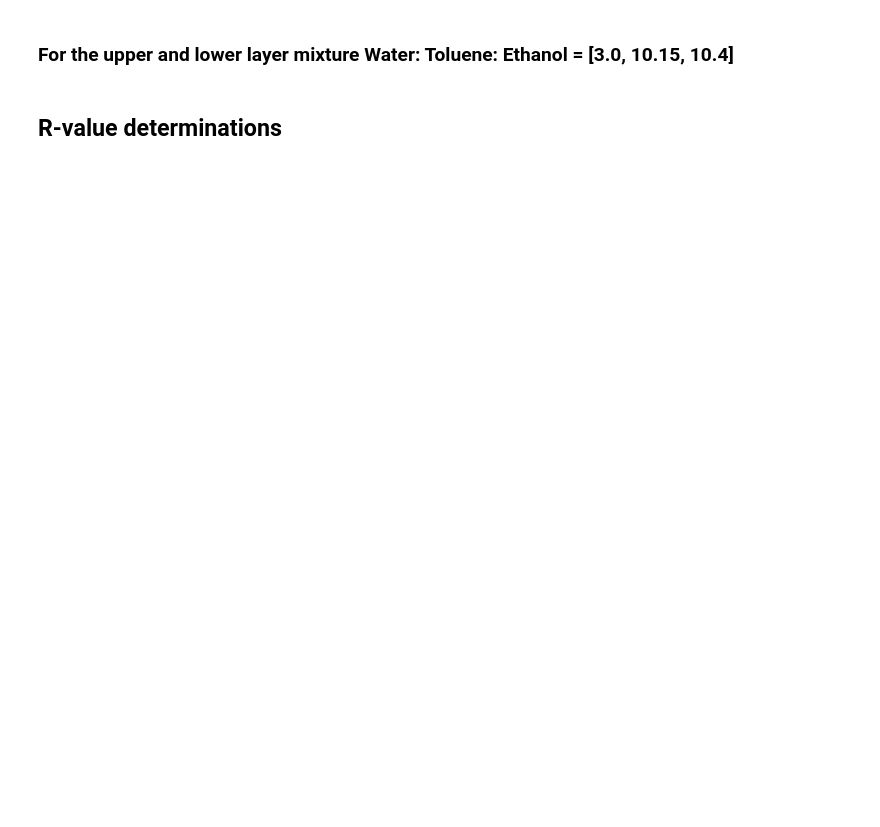
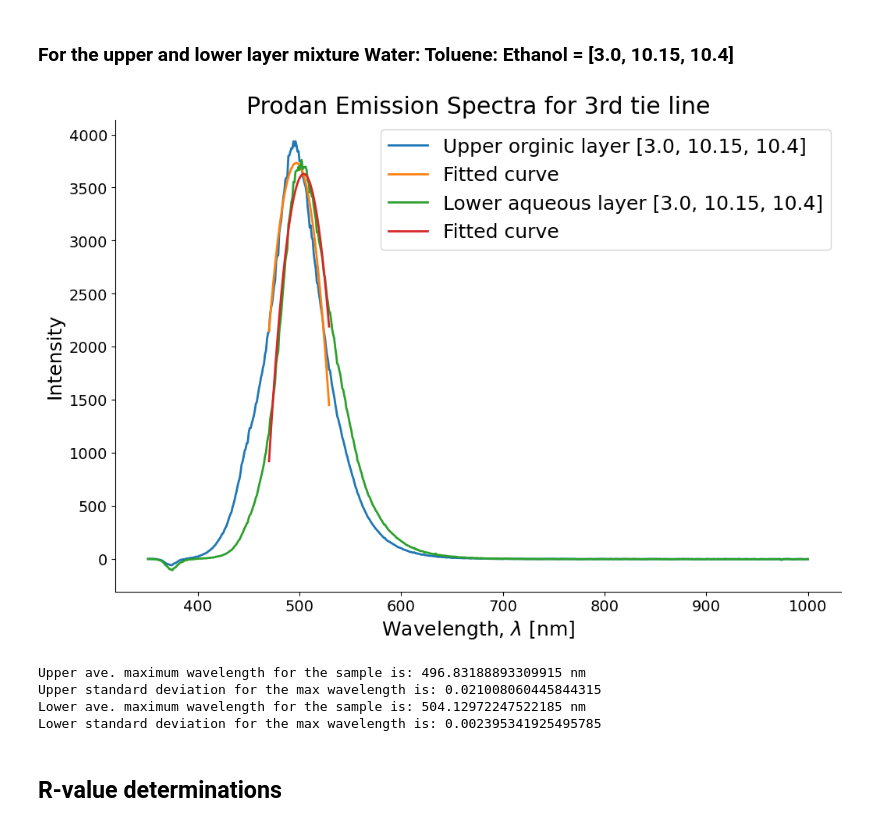
Before and after one commit to notmuchgeek/MS_2.2_TPDE, a Jupyter notebook: curve_fit_tie_line.ipynb, the cells around one changed output. Saved outputs shown, nothing was run; the diff lists cells and outputs as text; code cells hidden in the pictures; blank space fills up the shorter version.

```diff
--- a/curve_fit_tie_line.ipynb
+++ b/curve_fit_tie_line.ipynb
@@ -315,35 +321,41 @@ for i in range(len(lower_inten_fit_sample03)):
     f1_individual = C_fit[0]
     max_wav_individual = C_fit[1]
     lower_f1_sample03.append(f1_individual)
     lower_max_wav_sample03.append(max_wav_individual)
 
 lower_ave_max_wav_sample03 = sum(lower_max_wav_sample03)/len(lower_max_wav_sample03)
 lower_std_max_wav_sample03 = np.std(lower_max_wav_sample03,ddof=1)
 
 #Plotting
 fig1 = plt.figure(facecolor='white')
 ax1 = plt.axes(frameon=True)
 ax1.spines['right'].set_visible(False)
 ax1.spines['top'].set_visible(False)
 
 plt.plot(upper_wv_sample03_01,upper_inten_sample03_01,marker = '',linestyle = '-',label = 'Upper orginic layer [3.0, 10.15, 10.4]')
-plt.plot(upper_wv_fit_sample03_01,upper_f1_sample03,label = 'Fitted curve')
+plt.plot(upper_wv_fit_sample03_01,upper_f1_sample03[0],label = 'Fitted curve')
 
 plt.plot(lower_wv_sample03_01,lower_inten_sample03_01,marker = '',linestyle = '-',label = 'Lower aqueous layer [3.0, 10.15, 10.4]')
-plt.plot(lower_wv_fit_sample03_01,lower_f1_sample03,label = 'Fitted curve')
+plt.plot(lower_wv_fit_sample03_01,lower_f1_sample03[0],label = 'Fitted curve')
 
 
 plt.legend(loc = 'best')
 plt.title('Prodan Emission Spectra for 3rd tie line')
 plt.xlabel('Wavelength, $\lambda$ [nm]')
 plt.ylabel('Intensity')
 plt.show()
 
 
 print('Upper ave. maximum wavelength for the sample is:',upper_ave_max_wav_sample03,'nm')
 print('Upper standard deviation for the max wavelength is:',upper_std_max_wav_sample03)
 print('Lower ave. maximum wavelength for the sample is:',lower_ave_max_wav_sample03,'nm')
 print('Lower standard deviation for the max wavelength is:',lower_std_max_wav_sample03)
+# %% [output]
+[figure, added]
+Upper ave. maximum wavelength for the sample is: 496.83188893309915 nm
+Upper standard deviation for the max wavelength is: 0.021008060445844315
+Lower ave. maximum wavelength for the sample is: 504.12972247522185 nm
+Lower standard deviation for the max wavelength is: 0.002395341925495785
 # %% [markdown]
 ## R-value determinations
 # %%
```
Also changed, not shown: parts of 3 cells of this notebook.
